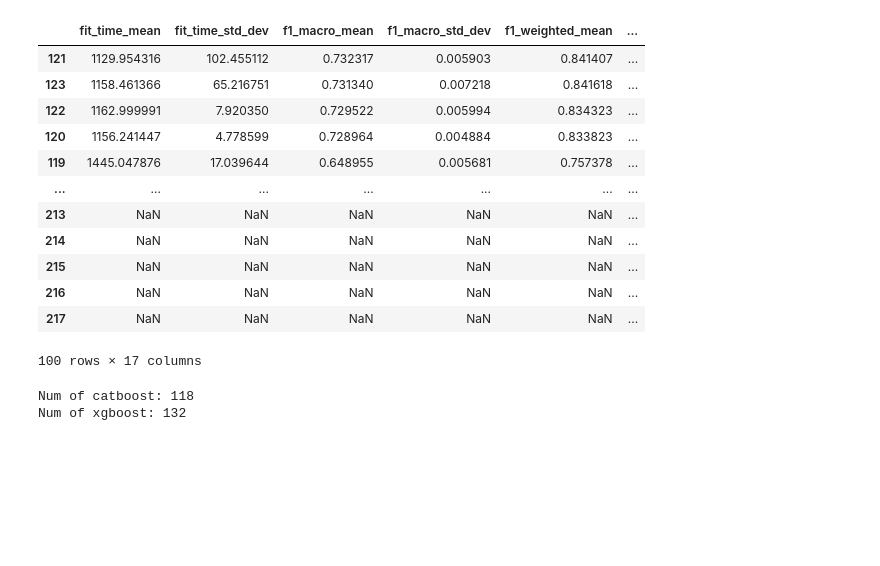
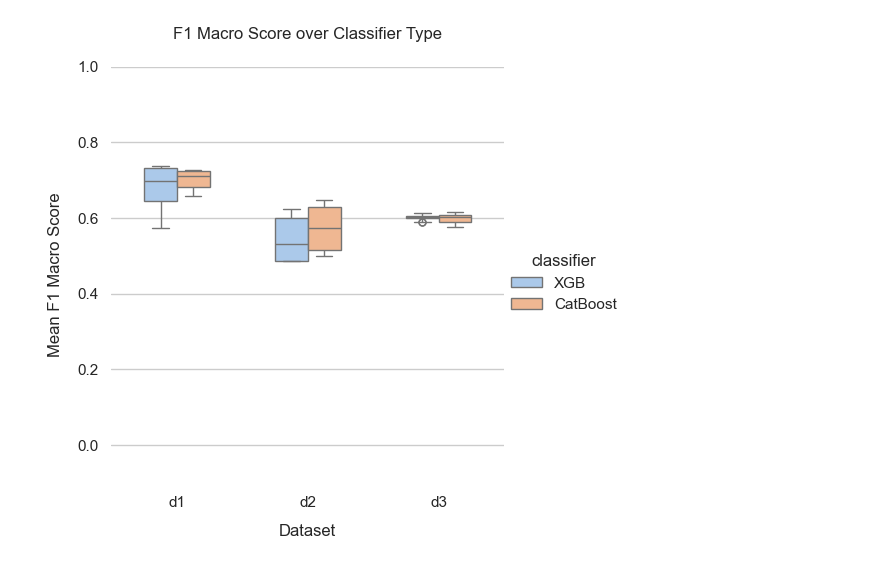
Before and after one commit to rootdrew27/cyberbullying-ml, a Jupyter notebook: official/hyp_search/analysis.ipynb, the cells around one changed output. Drawn from its saved outputs; the diff is of its cells as text; code cells hidden in the pictures; blank space fills up the shorter version.

```diff
--- a/official/hyp_search/analysis.ipynb
+++ b/official/hyp_search/analysis.ipynb
@@ -81,0 +56,3 @@ KeyError: 'params'
+# %%
+results_df = pd.read_csv('./results/results.csv')
+results_df.head()
@@ -89,24 +100,14 @@ xgb_results = sorted_results[sorted_results["classifier"] == "<class 'xgboost.sk
-# %%
-xgb_results.head(100)
-# %% [output]
-|  | fit_time_mean | fit_time_std_dev | f1_macro_mean | f1_macro_std_dev | f1_weighted_mean | ... |
-| 121 | 1129.954316 | 102.455112 | 0.732317 | 0.005903 | 0.841407 | ... |
-| 123 | 1158.461366 | 65.216751 | 0.731340 | 0.007218 | 0.841618 | ... |
-| 122 | 1162.999991 | 7.920350 | 0.729522 | 0.005994 | 0.834323 | ... |
-| 120 | 1156.241447 | 4.778599 | 0.728964 | 0.004884 | 0.833823 | ... |
-| 119 | 1445.047876 | 17.039644 | 0.648955 | 0.005681 | 0.757378 | ... |
-| ... | ... | ... | ... | ... | ... | ... |
-| 213 | NaN | NaN | NaN | NaN | NaN | ... |
-| 214 | NaN | NaN | NaN | NaN | NaN | ... |
-| 215 | NaN | NaN | NaN | NaN | NaN | ... |
-| 216 | NaN | NaN | NaN | NaN | NaN | ... |
-| 217 | NaN | NaN | NaN | NaN | NaN | ... |
-100 rows × 17 columns
-# %%
-a = len(sorted_results[sorted_results["classifier"] == "<class 'catboost.core.CatBoostClassifier'>"])
-b = len(sorted_results[sorted_results["classifier"] == "<class 'xgboost.sklearn.XGBClassifier'>"])
-print(f'Num of catboost: {a}')
-print(f'Num of xgboost: {b}')
-# %% [output]
-Num of catboost: 118
-Num of xgboost: 132
+# %%
+sns.set_theme(style="ticks", palette="pastel")
+sns.set_style('whitegrid')
+
+ax = sns.catplot(data=all_s_mcr, x='Dataset', y='f1_macro_mean', kind='box', hue="classifier", width=0.5);
+
+ax.set(ylim=(-0.1, 1.0))
+sns.despine(offset=0, bottom=True, left=True)
+
+plt.title("F1 Macro Score over Classifier Type", pad=20)
+plt.xlabel("Dataset", labelpad=10)
+plt.ylabel("Mean F1 Macro Score", labelpad=10);
+# %% [output]
+[figure, added]
```
Also changed, not shown: parts of 19 cells of this notebook, 39 other files.
